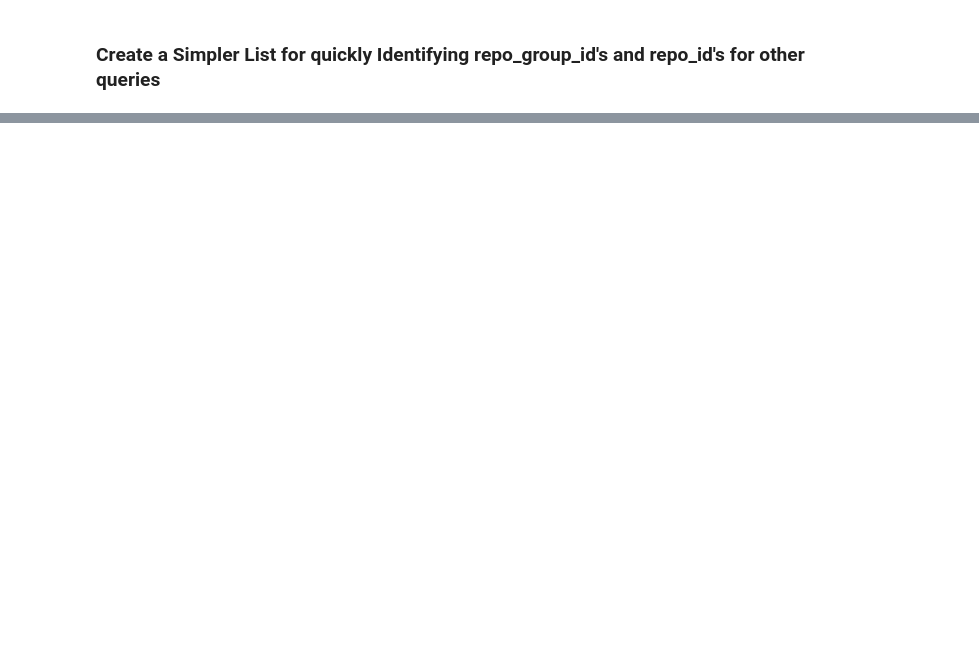
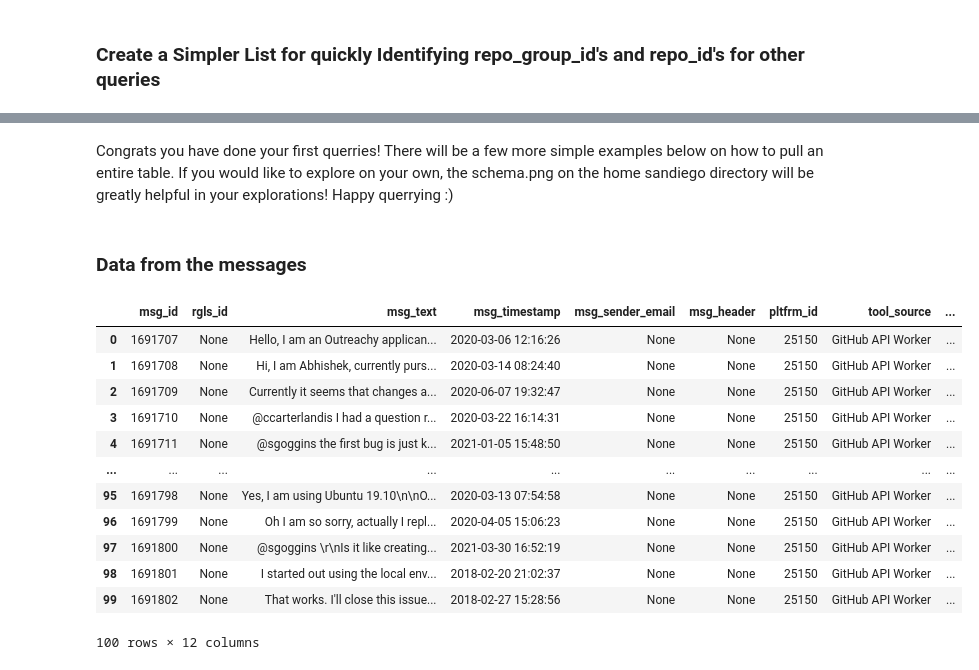
Before and after one commit to oss-aspen/Rappel, a Jupyter notebook: notebooks/demo_augur/START_HERE.ipynb, the cells around one changed output, grey strips where cells are left out. Saved outputs shown, nothing was run; the diff lists cells and outputs as text; code cells hidden in the pictures; blank space fills up the shorter version.

```diff
--- a/notebooks/demo_augur/START_HERE.ipynb
+++ b/notebooks/demo_augur/START_HERE.ipynb
@@ -116,0 +153,29 @@ dtype: object
+# %% [markdown]
+Congrats you have done your first querries! There will be a few more simple examples below on how to pull an entire table. If you would like to explore on your own, the schema.png on the home sandiego directory will be greatly helpful in your explorations! Happy querrying :)
+# %% [markdown]
+### Data from the messages
+# %%
+repolist = pd.DataFrame()
+
+repo_query = salc.sql.text(f"""
+             SET SCHEMA 'augur_data';
+             SELECT * FROM message
+    """)
+
+repolist = pd.read_sql(repo_query, con=engine)
+
+repolist[:100]
+# %% [output]
+|  | msg_id | rgls_id | msg_text | msg_timestamp | msg_sender_email | msg_header | pltfrm_id | tool_source | ... |
+| 0 | 1691707 | None | Hello, I am an Outreachy applican... | 2020-03-06 12:16:26 | None | None | 25150 | GitHub API Worker | ... |
+| 1 | 1691708 | None | Hi, I am Abhishek, currently purs... | 2020-03-14 08:24:40 | None | None | 25150 | GitHub API Worker | ... |
+| 2 | 1691709 | None | Currently it seems that changes a... | 2020-06-07 19:32:47 | None | None | 25150 | GitHub API Worker | ... |
+| 3 | 1691710 | None | @ccarterlandis I had a question r... | 2020-03-22 16:14:31 | None | None | 25150 | GitHub API Worker | ... |
+| 4 | 1691711 | None | @sgoggins the first bug is just k... | 2021-01-05 15:48:50 | None | None | 25150 | GitHub API Worker | ... |
+| ... | ... | ... | ... | ... | ... | ... | ... | ... | ... |
+| 95 | 1691798 | None | Yes, I am using Ubuntu 19.10\n\nO... | 2020-03-13 07:54:58 | None | None | 25150 | GitHub API Worker | ... |
+| 96 | 1691799 | None | Oh I am so sorry, actually I repl... | 2020-04-05 15:06:23 | None | None | 25150 | GitHub API Worker | ... |
+| 97 | 1691800 | None | @sgoggins \r\nIs it like creating... | 2021-03-30 16:52:19 | None | None | 25150 | GitHub API Worker | ... |
+| 98 | 1691801 | None | I started out using the local env... | 2018-02-20 21:02:37 | None | None | 25150 | GitHub API Worker | ... |
+| 99 | 1691802 | None | That works. I'll close this issue... | 2018-02-27 15:28:56 | None | None | 25150 | GitHub API Worker | ... |
+100 rows × 12 columns
```
Also changed, not shown: parts of 7 cells of this notebook, 1 other file.
